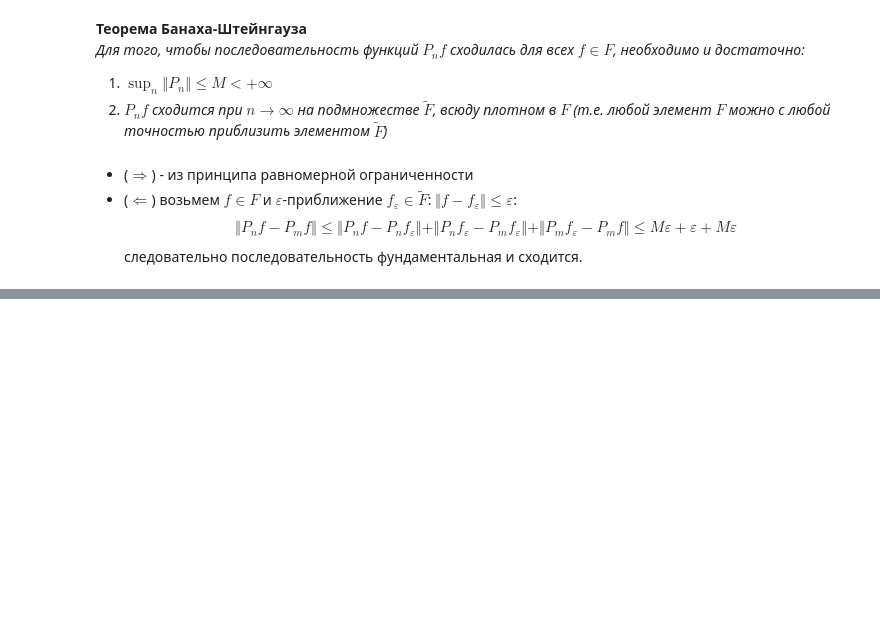
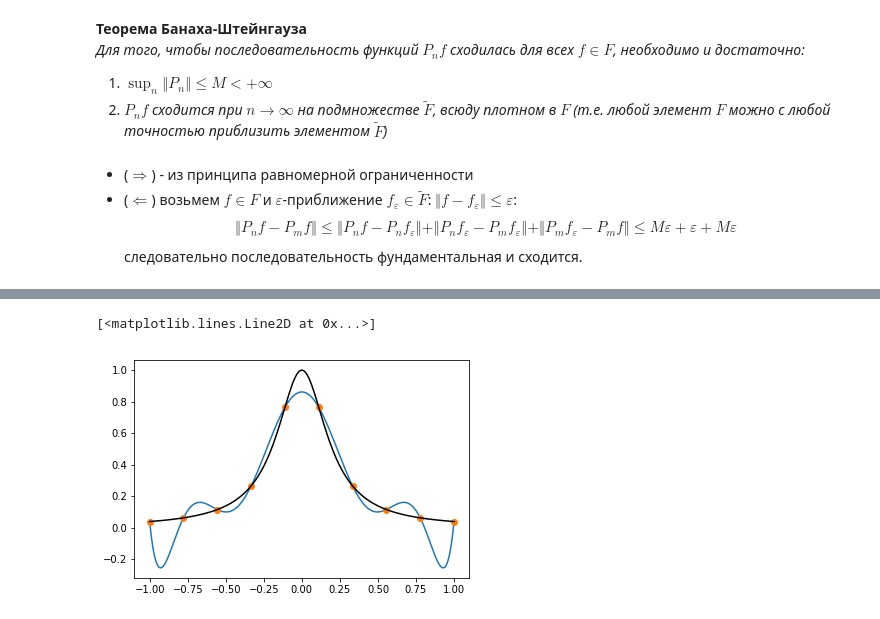
Before and after one commit to chikitkin/comp_math_mipt, a Jupyter notebook: 05-lecture/05-lecture.ipynb, the cells around one changed output, grey strips where cells are left out. Drawn from its saved outputs; the diff is of its cells as text; code cells hidden in the pictures; blank space fills up the shorter version.

```diff
--- a/05-lecture/05-lecture.ipynb
+++ b/05-lecture/05-lecture.ipynb
@@ -351,0 +447,21 @@ $$
+# %%
+%matplotlib inline
+from scipy.interpolate import BarycentricInterpolator
+import numpy as np
+from matplotlib import pyplot as plt
+# f = lambda x : np.sin(5 * x**2)
+f = lambda x: 1/(25*x**2 + 1)
+x = np.linspace(-1,1,200)
+for n in [10]:
+    j = np.arange(n)
+#     xi = np.cos(np.pi/(2*n) + np.pi * j / n)
+    xi = np.linspace(-1,1,n)
+    yi = f(xi)
+    Ln = BarycentricInterpolator(xi,yi)
+    y = Ln.__call__(x)
+    plt.plot(x,y)
+    plt.plot(xi, yi,'o')
+plt.plot(x,f(x),'k-')
+# %% [output]
+[<matplotlib.lines.Line2D at 0x...>]
+[figure, added]
```
Also changed, not shown: parts of 7 cells of this notebook, 1 other file.
